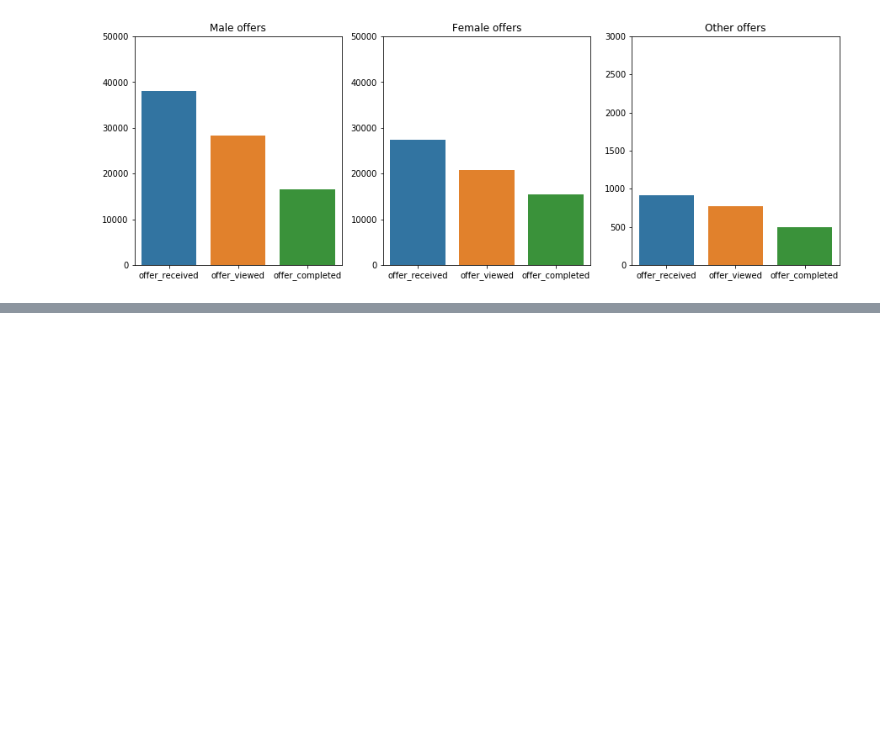
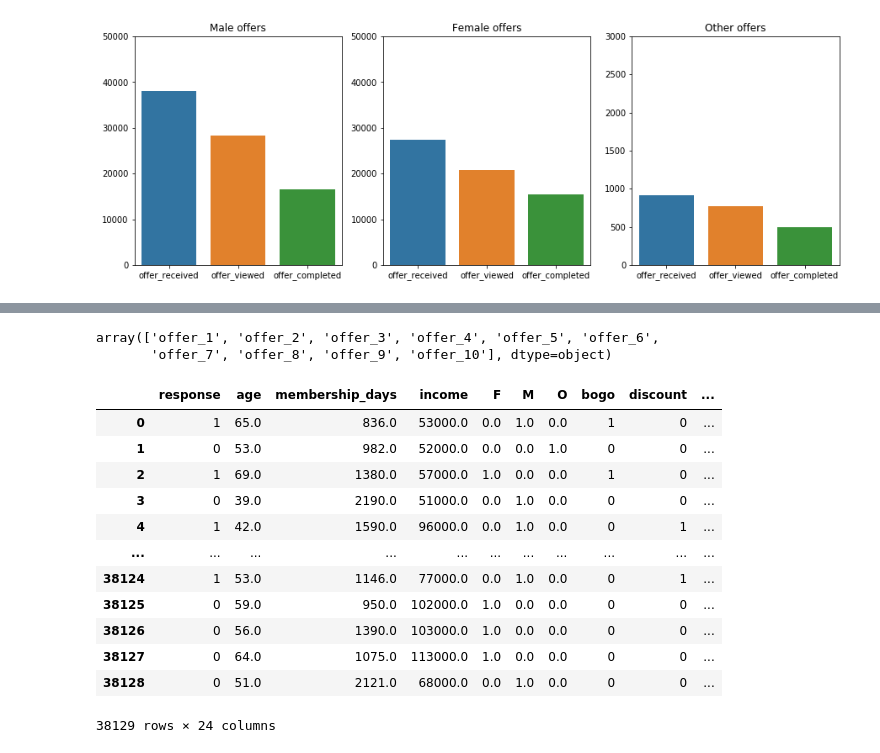
Before and after one commit to KWeselski/Starbucks_Capstone, a Jupyter notebook: Analysis_data.ipynb, the cells around one changed output, grey strips where cells are left out. Saved outputs shown, nothing was run; the diff lists cells and outputs as text; code cells hidden in the pictures; blank space fills up the shorter version.

```diff
--- a/Analysis_data.ipynb
+++ b/Analysis_data.ipynb
@@ -483,0 +473,38 @@ portfolio_df
+# %%
+final_df = final_df.merge(portfolio_df,how='left', on='offer_id')
+# %%
+final_df['offer_id'] = final_df['offer_id'].map({'f19421c1d4aa40978ebb69ca19b0e20d':'offer_1',
+                          '5a8bc65990b245e5a138643cd4eb9837':'offer_2',
+                          '4d5c57ea9a6940dd891ad53e9dbe8da0':'offer_3',
+                          '2906b810c7d4411798c6938adc9daaa5':'offer_4',
+                          '2298d6c36e964ae4a3e7e9706d1fb8c2':'offer_5',
+                          'ae264e3637204a6fb9bb56bc8210ddfd':'offer_6',
+                          '9b98b8c7a33c4b65b9aebfe6a799e6d9':'offer_7',
+                          'fafdcd668e3743c1bb461111dcafc2a4':'offer_8',
+                          '3f207df678b143eea3cee63160fa8bed':'offer_9',
+                          '0b1e1539f2cc45b7b9fa7c272da2e1d7':'offer_10'})
+# %%
+final_df['offer_id'].unique()
+# %% [output]
+array(['offer_1', 'offer_2', 'offer_3', 'offer_4', 'offer_5', 'offer_6',
+       'offer_7', 'offer_8', 'offer_9', 'offer_10'], dtype=object)
+# %%
+offer_dummies =pd.get_dummies(final_df['offer_id'])
+final_df = pd.concat([final_df,offer_dummies],axis=1)
+final_df.drop(['offer_id','person','Age'], axis=1, inplace=True)
+# %%
+final_df
+# %% [output]
+|  | response | age | membership_days | income | F | M | O | bogo | discount | ... |
+| 0 | 1 | 65.0 | 836.0 | 53000.0 | 0.0 | 1.0 | 0.0 | 1 | 0 | ... |
+| 1 | 0 | 53.0 | 982.0 | 52000.0 | 0.0 | 0.0 | 1.0 | 0 | 0 | ... |
+| 2 | 1 | 69.0 | 1380.0 | 57000.0 | 1.0 | 0.0 | 0.0 | 1 | 0 | ... |
+| 3 | 0 | 39.0 | 2190.0 | 51000.0 | 0.0 | 1.0 | 0.0 | 0 | 0 | ... |
+| 4 | 1 | 42.0 | 1590.0 | 96000.0 | 0.0 | 1.0 | 0.0 | 0 | 1 | ... |
+| ... | ... | ... | ... | ... | ... | ... | ... | ... | ... | ... |
+| 38124 | 1 | 53.0 | 1146.0 | 77000.0 | 0.0 | 1.0 | 0.0 | 0 | 1 | ... |
+| 38125 | 0 | 59.0 | 950.0 | 102000.0 | 1.0 | 0.0 | 0.0 | 0 | 0 | ... |
+| 38126 | 0 | 56.0 | 1390.0 | 103000.0 | 1.0 | 0.0 | 0.0 | 0 | 0 | ... |
+| 38127 | 0 | 64.0 | 1075.0 | 113000.0 | 1.0 | 0.0 | 0.0 | 0 | 0 | ... |
+| 38128 | 0 | 51.0 | 2121.0 | 68000.0 | 0.0 | 1.0 | 0.0 | 0 | 0 | ... |
+38129 rows × 24 columns
```
Also changed, not shown: parts of 47 cells of this notebook.
